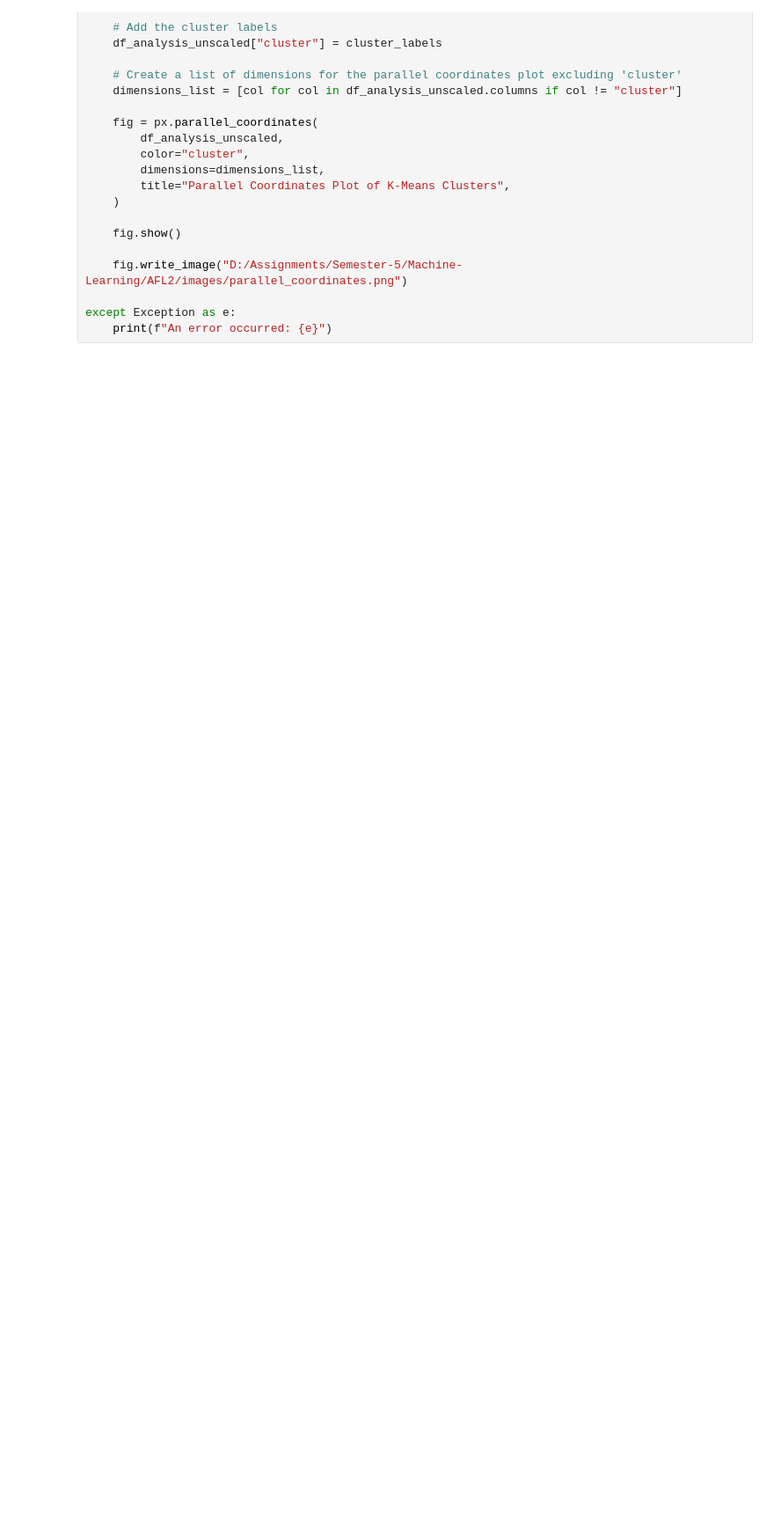
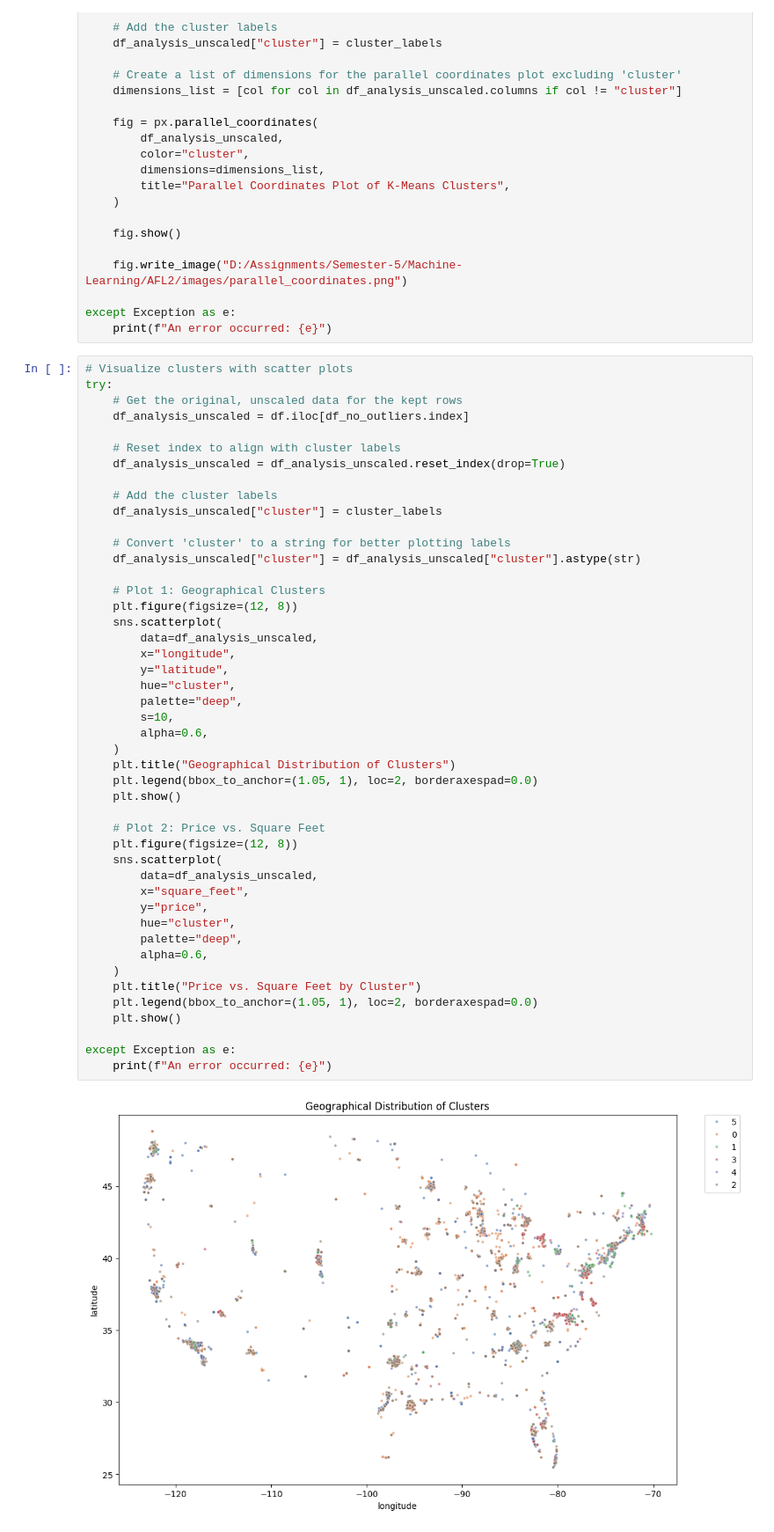
Before and after one commit to Verzional/S5-ML-AFL2, a Jupyter notebook: main.ipynb, the cells around one changed output. Shown at 88% size. Saved outputs shown, nothing was run; the diff lists cells and outputs as text; blank space fills up the shorter version.

Commit message:
Scatter Plot Visualization

```diff
--- a/main.ipynb
+++ b/main.ipynb
@@ -740,3 +742,51 @@ try:
 
 except Exception as e:
     print(f"An error occurred: {e}")
+# %%
+# Visualize clusters with scatter plots
+try:
+    # Get the original, unscaled data for the kept rows
+    df_analysis_unscaled = df.iloc[df_no_outliers.index]
+
+    # Reset index to align with cluster labels
+    df_analysis_unscaled = df_analysis_unscaled.reset_index(drop=True)
+
+    # Add the cluster labels
+    df_analysis_unscaled["cluster"] = cluster_labels
+
+    # Convert 'cluster' to a string for better plotting labels
+    df_analysis_unscaled["cluster"] = df_analysis_unscaled["cluster"].astype(str)
+
+    # Plot 1: Geographical Clusters
+    plt.figure(figsize=(12, 8))
+    sns.scatterplot(
+        data=df_analysis_unscaled,
+        x="longitude",
+        y="latitude",
+        hue="cluster",
+        palette="deep",
+        s=10,
+        alpha=0.6,
+    )
+    plt.title("Geographical Distribution of Clusters")
+    plt.legend(bbox_to_anchor=(1.05, 1), loc=2, borderaxespad=0.0)
+    plt.show()
+
+    # Plot 2: Price vs. Square Feet
+    plt.figure(figsize=(12, 8))
+    sns.scatterplot(
+        data=df_analysis_unscaled,
+        x="square_feet",
+        y="price",
+        hue="cluster",
+        palette="deep",
+        alpha=0.6,
+    )
+    plt.title("Price vs. Square Feet by Cluster")
+    plt.legend(bbox_to_anchor=(1.05, 1), loc=2, borderaxespad=0.0)
+    plt.show()
+
+except Exception as e:
+    print(f"An error occurred: {e}")
+# %% [output]
+[figure, added]
```
Also changed, not shown: parts of 2 cells of this notebook.
